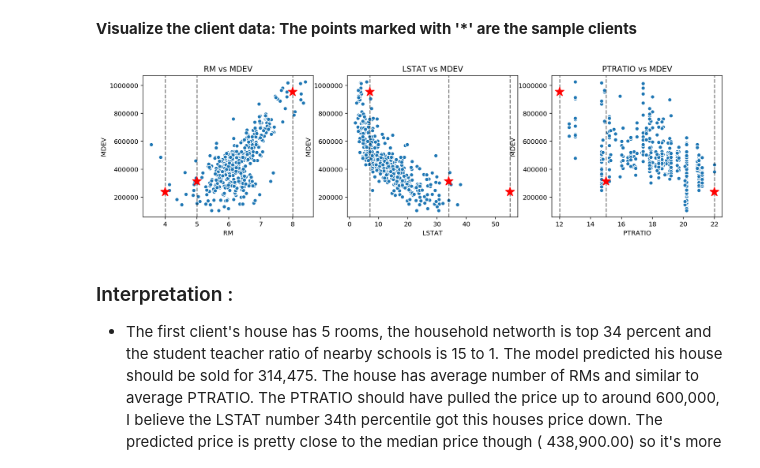
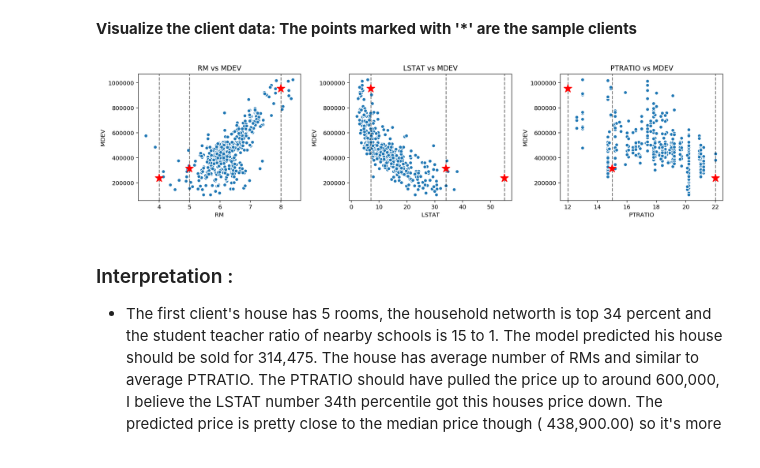
Before and after one commit to anindya-saha/Machine-Learning-with-Python, a Jupyter notebook: udacity-mlnd-predict-housing-prices-regression/boston_housing.ipynb, the cells around one changed output. Drawn from its saved outputs; the diff is of its cells as text; code cells hidden in the pictures.

```diff
--- a/udacity-mlnd-predict-housing-prices-regression/boston_housing.ipynb
+++ b/udacity-mlnd-predict-housing-prices-regression/boston_housing.ipynb
@@ -584,24 +615,25 @@ Name: MDEV, dtype: float64
 # %% [markdown]
 **Visualize the client data: The points marked with '\*' are the sample clients**
 # %%
-fig, ax = plt.subplots(nrows=1, ncols=3, figsize=(16, 4))
+fig, ax = plt.subplots(nrows=1, ncols=3, figsize=(18, 4))
 _= ax[0].scatter(data["RM"], data["MDEV"], marker="o", edgecolor='w')
 _= ax[0].set(xlabel='RM', ylabel="MDEV", title="RM vs MDEV")
 for rm, pred in zip([row[0] for row in client_data], predictions):
     _= ax[0].axvline(rm, linestyle='--', color='k', alpha=0.5)
     _= ax[0].plot(rm, pred, marker='*', color='r', markersize=15)
 _= ax[1].scatter(data["LSTAT"], data["MDEV"], marker="o", edgecolor='w')
 _= ax[1].set(xlabel='LSTAT', ylabel="MDEV", title="LSTAT vs MDEV")
 for lstat, pred in zip([row[1] for row in client_data], predictions):
     _= ax[1].axvline(lstat, linestyle='--', color='k', alpha=0.5)
     _= ax[1].plot(lstat, pred, marker='*', color='r', markersize=15)
 _= ax[2].scatter(data["PTRATIO"], data["MDEV"], marker="o", edgecolor='w')
 _= ax[2].set(xlabel='PTRATIO', ylabel="MDEV", title="PTRATIO vs MDEV")
 for ptratio, pred in zip([row[2] for row in client_data], predictions):
     _= ax[2].axvline(ptratio, linestyle='--', color='k', alpha=0.5)
     _= ax[2].plot(ptratio, pred, marker='*', color='r', markersize=15)
+plt.subplots_adjust(wspace=0.3)
 # %% [output]
-[figure, old version]
+[figure, new version]
 # %% [markdown]
 ###  Interpretation :
 
```
Also changed, not shown: parts of 3 cells of this notebook.
